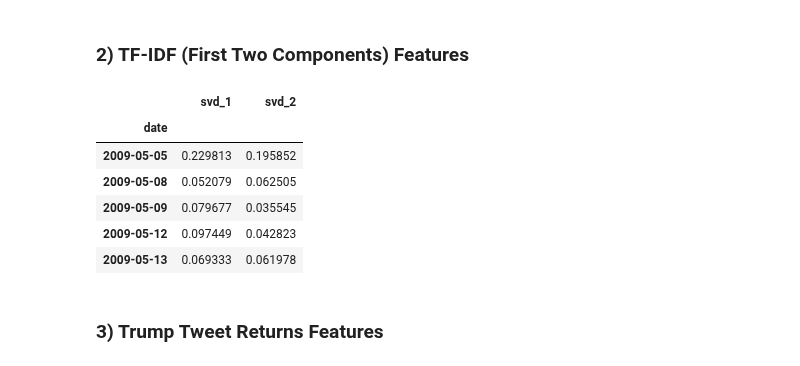
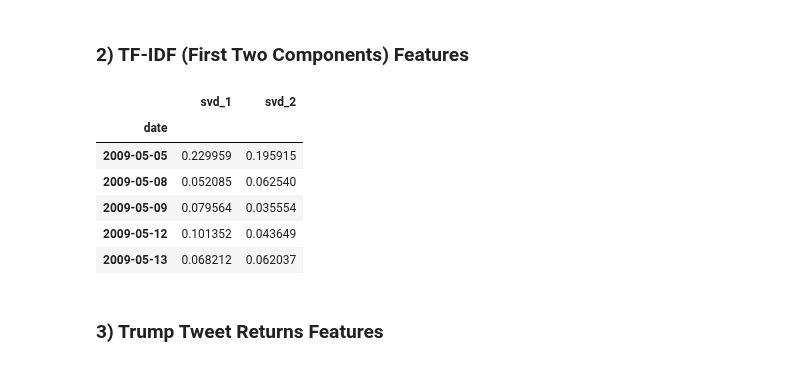
Before and after one commit to QuantCS109/TrumpTweets, a Jupyter notebook: notebooks_features/combined_features.ipynb, the cells around one changed output. Drawn from its saved outputs; the diff is of its cells as text; code cells hidden in the pictures.

```diff
--- a/notebooks_features/combined_features.ipynb
+++ b/notebooks_features/combined_features.ipynb
@@ -39,18 +42,18 @@ topics.head()
 # %% [markdown]
 ### 2) TF-IDF (First Two Components) Features
 # %%
-svd_df_daily = pd.read_csv('combined_svd_df.csv',names=['index','svd_1','svd_2','date'], index_col = 0, skiprows = 1)
+svd_df_daily = pd.read_csv('../data/features/combined_svd_df.csv',names=['index','svd_1','svd_2','date'], index_col = 0, skiprows = 1)
 svd_df_daily.set_index('date', inplace = True)
 svd_df_daily.index = pd.to_datetime(svd_df_daily.index)
 svd_df_daily.head()
 # %% [output]
 |  | svd_1 | svd_2 |
 | date |  |  |
-| 2009-05-05 | 0.229813 | 0.195852 |
-| 2009-05-08 | 0.052079 | 0.062505 |
-| 2009-05-09 | 0.079677 | 0.035545 |
-| 2009-05-12 | 0.097449 | 0.042823 |
-| 2009-05-13 | 0.069333 | 0.061978 |
+| 2009-05-05 | 0.229959 | 0.195915 |
+| 2009-05-08 | 0.052085 | 0.062540 |
+| 2009-05-09 | 0.079564 | 0.035554 |
+| 2009-05-12 | 0.101352 | 0.043649 |
+| 2009-05-13 | 0.068212 | 0.062037 |
 # %% [markdown]
 ### 3) Trump Tweet Returns Features
 # %%
```
Also changed, not shown: parts of 17 cells of this notebook, 12 other files.
